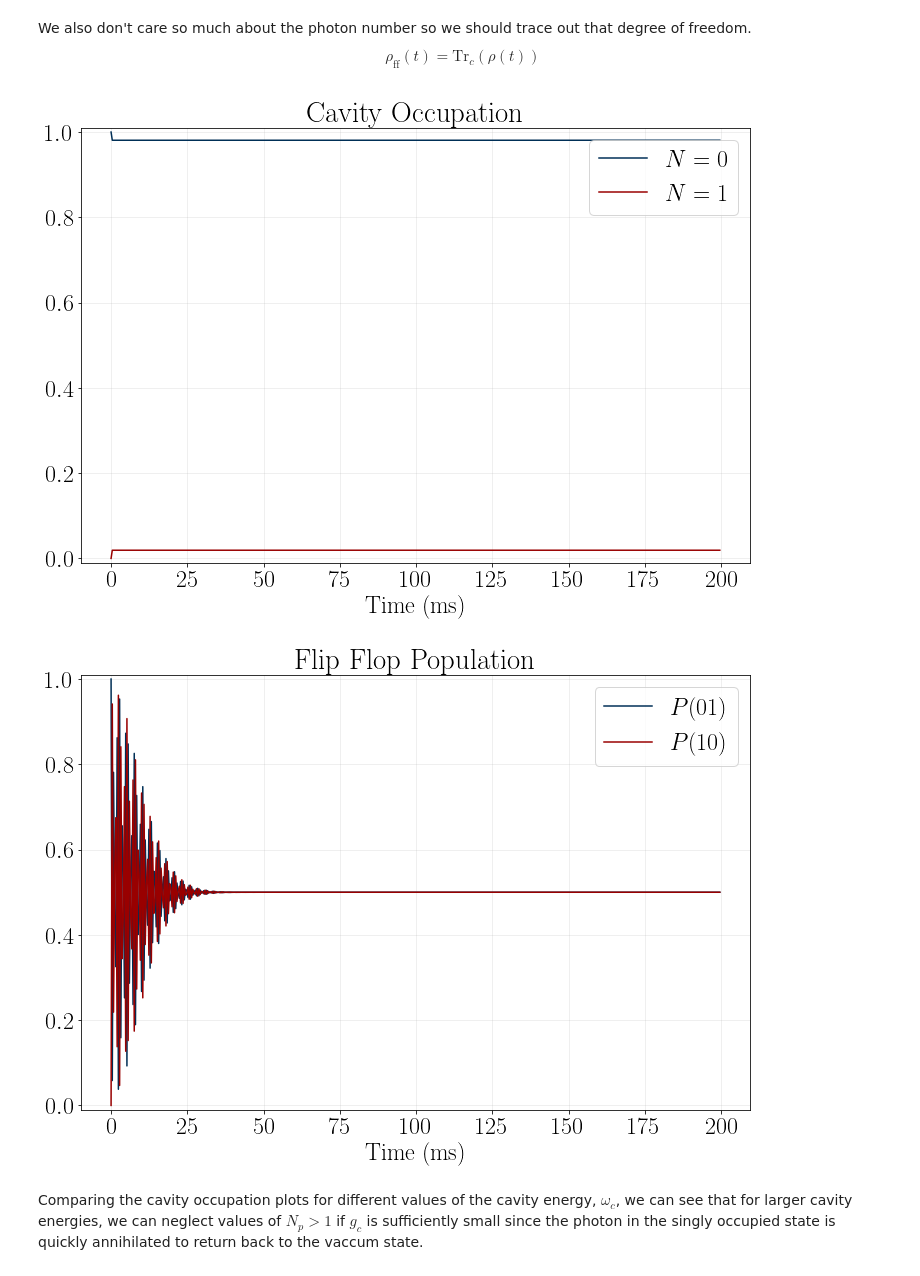
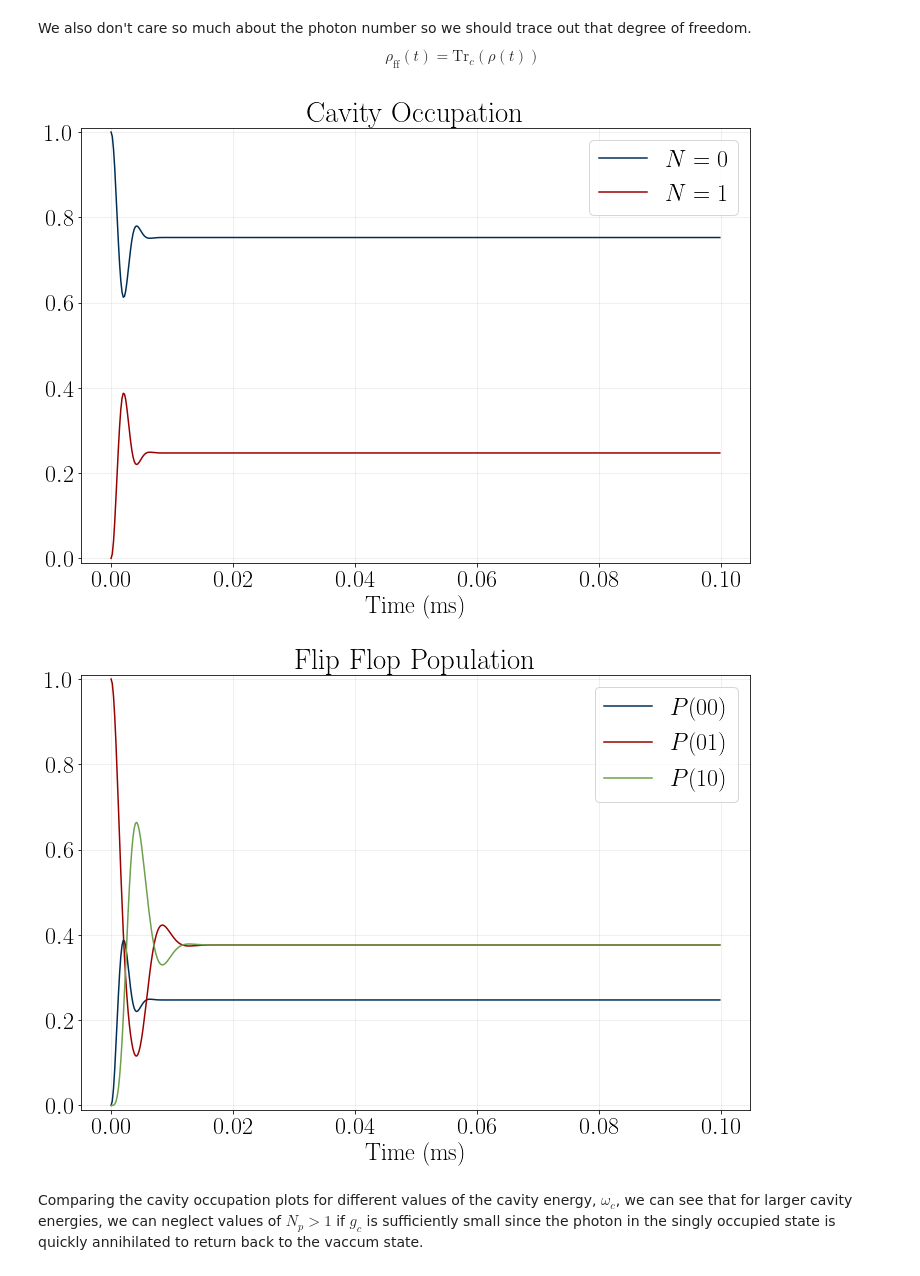
Before and after one commit to jtruong04/FlipFlopQubit_CavityCoupling, a Jupyter notebook: Time_Evolution.ipynb, the cells around one changed output. Drawn from its saved outputs; the diff is of its cells as text; code cells hidden in the pictures.

Commit message:
Fixed bug in cavity Hamiltonian

```diff
--- a/Time_Evolution.ipynb
+++ b/Time_Evolution.ipynb
@@ -69,8 +69,12 @@ Nm = 1 # Number of cavity modes
 # You can play around with these
 Nd = 2 # Number of donor qubits
 Np = 1 # Maximum number of photons per mode
-Nn = 2 #Nd
+Nn = 2 # Nd
+
 withNoise = True if (Nn > 0) else False
+#                    IX, IZ, XI, XX, XZ, YY, ZI, ZX, ZZ
+approxInteraction = [ 0,  0,  1,  0,  0,  0,  0,  1,  0]
+approxNoise =       [ 0,  0,  0,  1,  0,  1,  0,  0,  0]
 
 # Initialize cavity( to va)cuum state
 initial_cavity_state_single_mode = np.zeros(((Np+1),1))
@@ -91,13 +95,13 @@ initial_total_state = np.kron(initial_cavity_state,initial_flipflop_state)
 # Build parameter dicts
 parameters_qubits = []
 for _ in range(Nd):
-    parameters_qubits.append({'Vt':11.4, 'wB':11.3, 'eps':0})
+    parameters_qubits.append({'Vt':11.4, 'wB':11.15, 'eps':1.15})
 parameters_cavity = []
 for _ in range(Nm):
-    parameters_cavity.append({'wc': 10 , 'gc':0.1})
+    parameters_cavity.append({'wc': 10 , 'gc':0.01})
 parameters_noise = []
 for i in range(Nn):
-    parameters_noise.append({'type':Pink(),'wn':0.323,'effected_donors':np.eye(1,Nd,i).flatten()})
+    parameters_noise.append({'type':Pink(wl=2.0*np.pi*1e-15,wh=2.0*np.pi*1e3),'wn':0.323,'effected_donors':np.eye(1,Nd,i).flatten()})
 # Create System Hamiltonians
 system = FlipFlopSystem({
                         'Nm': Nm,
@@ -109,10 +113,15 @@ system = FlipFlopSystem({
                         'parameters_noise': parameters_noise
                         })
 
+flipflopenergies = np.diag(system.getQubitHamiltonian())
+w01 = flipflopenergies[1]-flipflopenergies[0]
+for mode in range(Nm):
+    system.parameters_cavity[mode]['wc']=w01
+
 # Compute
-N_t = 500
-T_Max = 200000000
-t, rho = computeDensityMatrix(system, initial_total_state, T_Max, N_t, withNoise=withNoise, dephaseOnly=True)
+N_t =500
+T_Max =100000
+t, rho =  computeDensityMatrix(system, initial_total_state, T_Max, N_t, withNoise=withNoise, dephaseOnly=True, approxInteraction=approxInteraction,approxNoise=approxNoise)
 # print(t.shape)
 # print(rho.shape)
 rho_cav, rho_ff = partialTrace(rho, (Np+1)**Nm, Nq**Nd)
@@ -121,13 +130,13 @@ rho_cav, rho_ff = partialTrace(rho, (Np+1)**Nm, Nq**Nd)
 # %%
 # Plot and save
 timeString = datetime.datetime.now().strftime('%m%d%H%M%S')
 filename = plotCavityPopulation(t, rho_cav, name = f"{Nd}q{Np}p_CavityOccupation_{timeString}")
-saveParameters(filename, withNoise, parameters_qubits,parameters_cavity, parameters_noise)
-filename = plotFlipFlopPopulation(t, rho_ff, Nd, states=[1,4],name = f"{Nd}q{Np}p_FlipFlopPopulation_{timeString}")
-saveParameters(filename, withNoise,parameters_qubits,parameters_cavity, parameters_noise)
+saveParameters(filename, withNoise, parameters_qubits,parameters_cavity, parameters_noise,approxInteraction=approxInteraction,approxNoise=approxNoise)
+filename = plotFlipFlopPopulation(t, rho_ff, Nd, states=[],name = f"{Nd}q{Np}p_FlipFlopPopulation_{timeString}")
+saveParameters(filename, withNoise,parameters_qubits,parameters_cavity, parameters_noise,approxInteraction=approxInteraction,approxNoise=approxNoise)
 # %% [output]
-[figure, old version]
+[figure, new version]
-[figure, old version]
+[figure, new version]
 # %% [markdown]
 Comparing the cavity occupation plots for different values of the cavity energy, $\omega_c$, we can see that for larger cavity energies, we can neglect values of $N_p>1$ if $g_c$ is sufficiently small since the photon in the singly occupied state is quickly annihilated to return back to the vaccum state.
 # %% [markdown]
```
Also changed, not shown: 4 other files.
